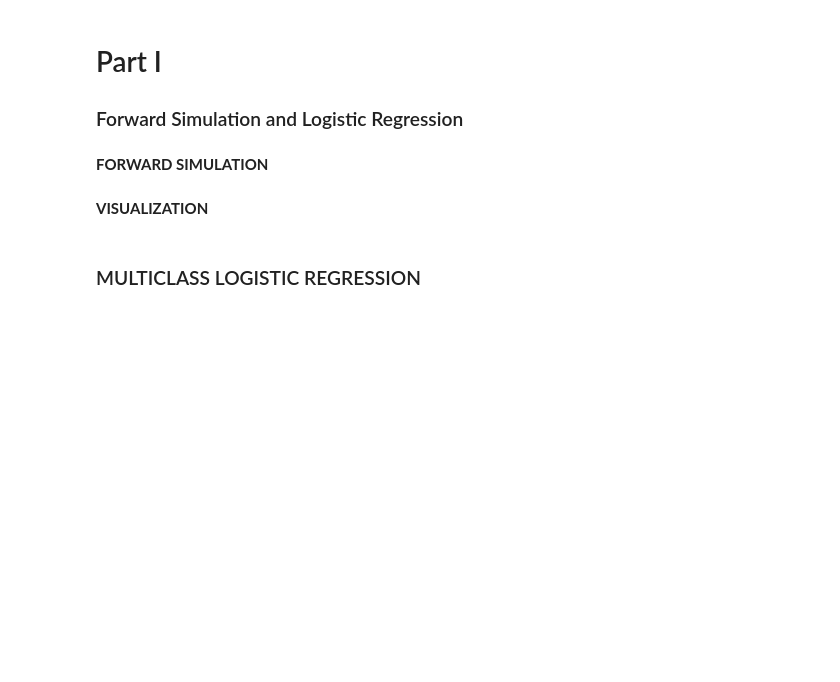
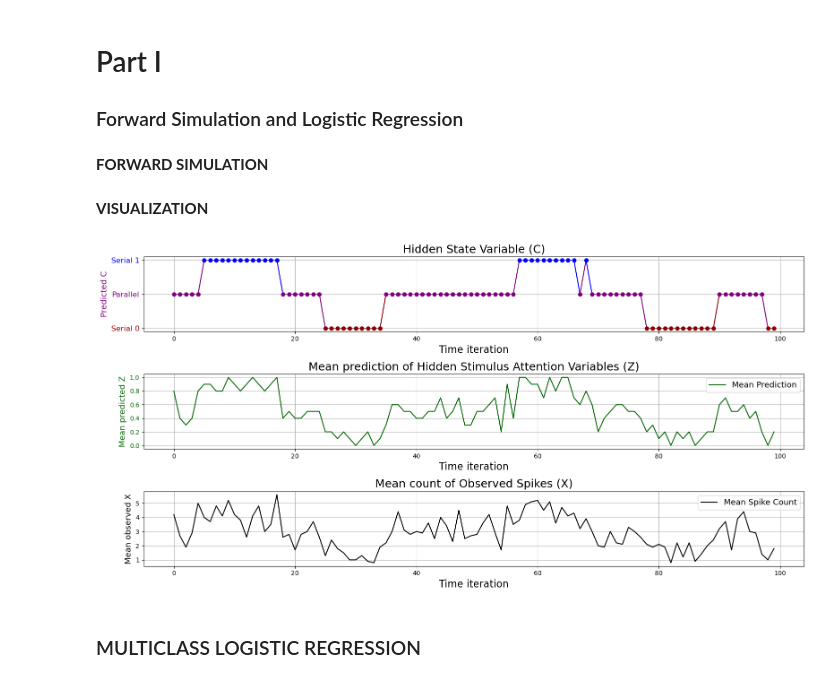
Before and after one commit to JulianBarraganG/modcom, a Jupyter notebook: forward_simulation.ipynb, the cells around one changed output. Cells and saved outputs as stored; diff of their text form; code cells hidden in the pictures; blank space fills up the shorter version.

```diff
--- a/forward_simulation.ipynb
+++ b/forward_simulation.ipynb
@@ -94,3 +51,96 @@ plt.show()
+# %%
+T = 100  # Time period
+n = 10   # Number of neurons
+
+C, Z, X = forward_sim(n, T)
+
+def switch_1_and_2(arr):
+    for i in range(len(arr)):
+        if arr[i] == 1:
+            arr[i] = 2
+        elif arr[i] == 2:
+            arr[i] = 1
+    return arr
+
+
+C_swap = switch_1_and_2(C)
+# %%
+#mean Z pr tid
+avg_Z = np.mean(Z,axis=1).reshape(1,-1)[0]
+avg_X = np.mean(X,axis=1).reshape(1,-1)[0]
+
+# Visualize the data
+plt.figure(figsize=(16, 8))
+
+# Plot hidden states (C_swap)
+plt.subplot(3, 1, 1)
+plt.title('Hidden State Variable (C)', fontsize = 18)
+plt.xlabel('Time iteration', fontsize = 16)
+plt.ylabel('Predicted C', color="purple", fontsize=13)
+plt.grid(True)
+
+for c in range(len(C_swap)):
+    if C_swap[c] == 0:
+        color = "darkred"
+    elif C_swap[c] == 1:
+        color = "purple"
+    else:
+        color = "blue"
+    plt.plot(c, C_swap[c], color=color, marker="o", zorder=2)
+
+for j in range(len(C) - 1):
+    if C_swap[j] != C_swap[j + 1]:
+        color = "black"
+        if C_swap[j] == 0:
+            color = "darkred"
+        elif C_swap[j] == 1:
+            color = "purple"
+        else:
+            color = "blue"
+        plt.plot([j, j + 1], [C_swap[j], C_swap[j + 1]], color=color, zorder=1)
+    else:
+        if C_swap[j] == 0:
+            color = "darkred"
+        elif C_swap[j] == 1:
+            color = "purple"
+        else:
+            color = "blue"
+        plt.plot([j, j + 1], [C_swap[j], C_swap[j + 1]], color=color, zorder=1)
+
+plt.tick_params(axis='y', labelcolor="purple")
+plt.subplot(3, 1, 1).set_yticks([0,1,2])
+plt.subplot(3, 1, 1).set_yticklabels(["Serial 0", "Parallel", "Serial 1"], fontsize = 12)
+tick_labels = plt.subplot(3, 1, 1).get_yticklabels()
+tick_labels[0].set_color('darkred')
+tick_labels[1].set_color('purple')
+tick_labels[2].set_color('blue')
+
+# Plot observed states (Z)
+plt.subplot(3, 1, 2)
+plt.plot(range(T), avg_Z, color="darkgreen", zorder=2, label = 'Mean Prediction')
+plt.title('Mean prediction of Hidden Stimulus Attention Variables (Z)', fontsize = 18)
+plt.xlabel('Time iteration', fontsize = 16)
+plt.ylabel('Mean predicted Z', color="darkgreen", fontsize=13)
+plt.tick_params(axis='y', labelcolor="darkgreen")
+plt.legend(fontsize = 13)
+plt.grid(True)
+
+
+# Plot observed states (X)
+plt.subplot(3, 1, 3)
+plt.plot(range(T), avg_X, color='black', zorder=3, label = 'Mean Spike Count')
+plt.title('Mean count of Observed Spikes (X)', fontsize = 18)
+plt.xlabel('Time iteration', fontsize = 16)
+plt.ylabel('Mean observed X', color="black",  fontsize=13)
+plt.tick_params(axis='y', labelcolor="black")
+# plt.set_yticks([0,1,2, 3, 4, 5, 6, 7])
+plt.legend(fontsize = 13)
+plt.grid(True)
+
+plt.tight_layout()
+plt.show()
+# %% [output]
+[figure, added]
 # %% [markdown]
 ### MULTICLASS LOGISTIC REGRESSION
 # %%
```
Also changed, not shown: parts of 13 cells of this notebook.
